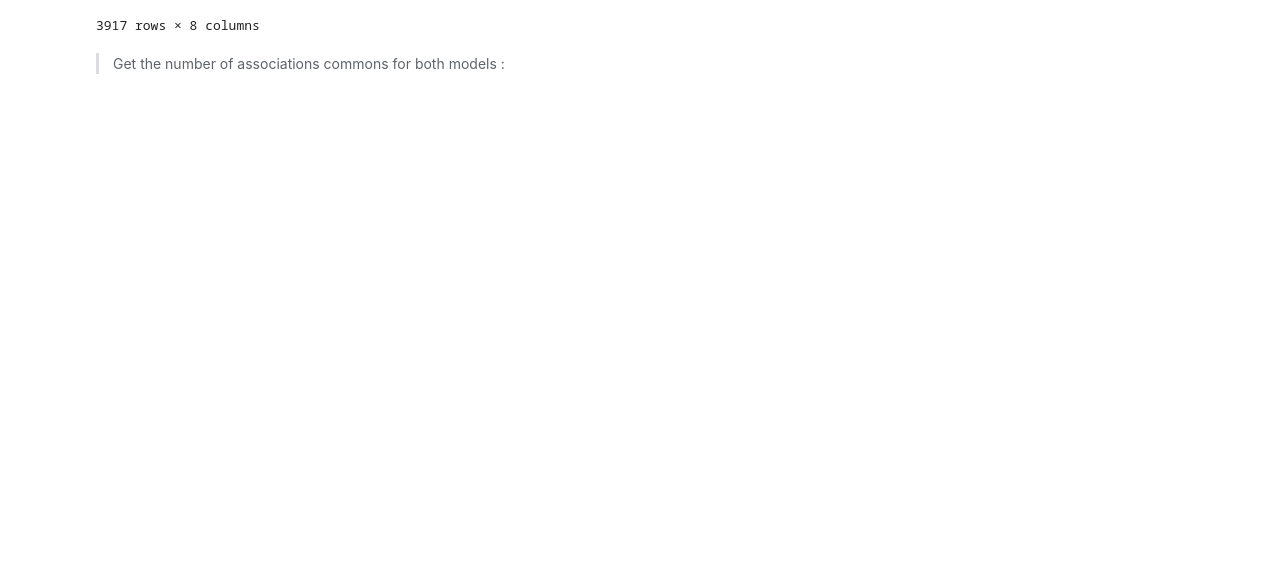
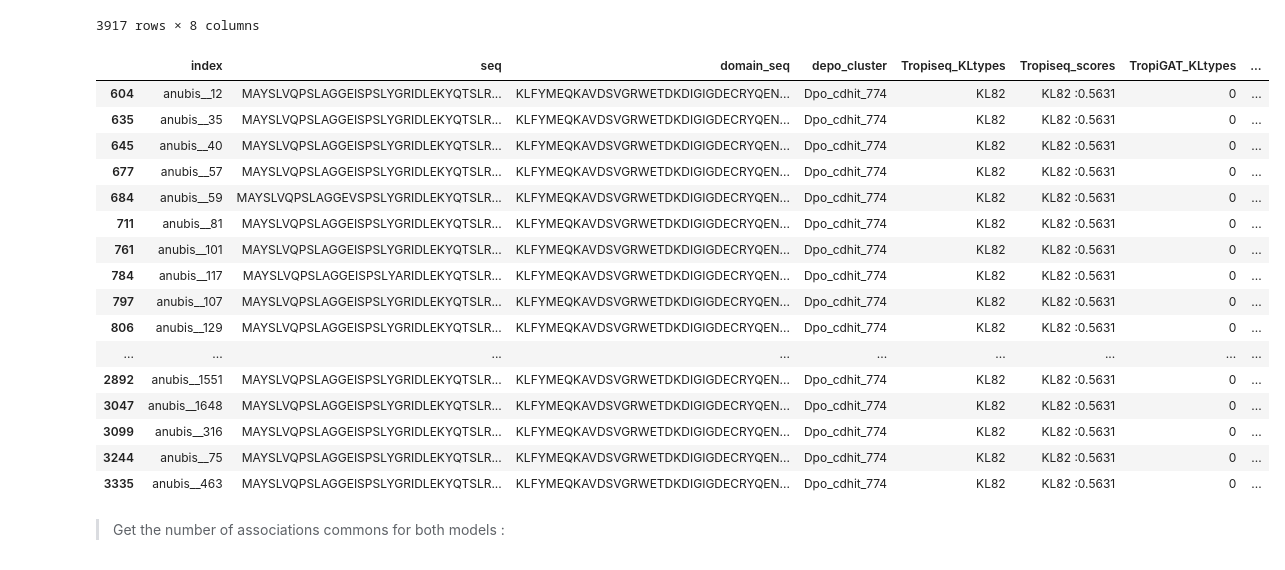
Before and after one commit to conchaeloko/DpoTropiSearch, a Jupyter notebook: other/Labeling_depolymerase_compile.ipynb, the cells around one changed output. Cells and saved outputs as stored; diff of their text form; code cells hidden in the pictures; blank space fills up the shorter version.

```diff
--- a/other/Labeling_depolymerase_compile.ipynb
+++ b/other/Labeling_depolymerase_compile.ipynb
@@ -128,6 +128,24 @@ dom_seq = "KLFYMEQKAVDSVGRWETDKDIGIGDECRYQENFYRCVDGGSNGTTGTVAPTHTTGDSWDGWGLGGRNG
 
 
-#final_annotation_pertinent[final_annotation_pertinent["domain_seq"] == dom_seq]
+final_annotation_pertinent[final_annotation_pertinent["domain_seq"] == dom_seq]
+# %% [output]
+|  | index | seq | domain_seq | depo_cluster | Tropiseq_KLtypes | Tropiseq_scores | TropiGAT_KLtypes | ... |
+| 604 | anubis__12 | MAYSLVQPSLAGGEISPSLYGRIDLEKYQTSLR... | KLFYMEQKAVDSVGRWETDKDIGIGDECRYQEN... | Dpo_cdhit_774 | KL82 | KL82 :0.5631 | 0 | ... |
+| 635 | anubis__35 | MAYSLVQPSLAGGEISPSLYGRIDLEKYQTSLR... | KLFYMEQKAVDSVGRWETDKDIGIGDECRYQEN... | Dpo_cdhit_774 | KL82 | KL82 :0.5631 | 0 | ... |
+| 645 | anubis__40 | MAYSLVQPSLAGGEISPSLYGRIDLEKYQTSLR... | KLFYMEQKAVDSVGRWETDKDIGIGDECRYQEN... | Dpo_cdhit_774 | KL82 | KL82 :0.5631 | 0 | ... |
+| 677 | anubis__57 | MAYSLVQPSLAGGEISPSLYGRIDLEKYQTSLR... | KLFYMEQKAVDSVGRWETDKDIGIGDECRYQEN... | Dpo_cdhit_774 | KL82 | KL82 :0.5631 | 0 | ... |
+| 684 | anubis__59 | MAYSLVQPSLAGGEVSPSLYGRIDLEKYQTSLR... | KLFYMEQKAVDSVGRWETDKDIGIGDECRYQEN... | Dpo_cdhit_774 | KL82 | KL82 :0.5631 | 0 | ... |
+| 711 | anubis__81 | MAYSLVQPSLAGGEISPSLYGRIDLEKYQTSLR... | KLFYMEQKAVDSVGRWETDKDIGIGDECRYQEN... | Dpo_cdhit_774 | KL82 | KL82 :0.5631 | 0 | ... |
+| 761 | anubis__101 | MAYSLVQPSLAGGEISPSLYGRIDLEKYQTSLR... | KLFYMEQKAVDSVGRWETDKDIGIGDECRYQEN... | Dpo_cdhit_774 | KL82 | KL82 :0.5631 | 0 | ... |
+| 784 | anubis__117 | MAYSLVQPSLAGGEISPSLYARIDLEKYQTSLR... | KLFYMEQKAVDSVGRWETDKDIGIGDECRYQEN... | Dpo_cdhit_774 | KL82 | KL82 :0.5631 | 0 | ... |
+| 797 | anubis__107 | MAYSLVQPSLAGGEISPSLYGRIDLEKYQTSLR... | KLFYMEQKAVDSVGRWETDKDIGIGDECRYQEN... | Dpo_cdhit_774 | KL82 | KL82 :0.5631 | 0 | ... |
+| 806 | anubis__129 | MAYSLVQPSLAGGEISPSLYGRIDLEKYQTSLR... | KLFYMEQKAVDSVGRWETDKDIGIGDECRYQEN... | Dpo_cdhit_774 | KL82 | KL82 :0.5631 | 0 | ... |
+| ... | ... | ... | ... | ... | ... | ... | ... | ... |
+| 2892 | anubis__1551 | MAYSLVQPSLAGGEISPSLYGRIDLEKYQTSLR... | KLFYMEQKAVDSVGRWETDKDIGIGDECRYQEN... | Dpo_cdhit_774 | KL82 | KL82 :0.5631 | 0 | ... |
+| 3047 | anubis__1648 | MAYSLVQPSLAGGEISPSLYGRIDLEKYQTSLR... | KLFYMEQKAVDSVGRWETDKDIGIGDECRYQEN... | Dpo_cdhit_774 | KL82 | KL82 :0.5631 | 0 | ... |
+| 3099 | anubis__316 | MAYSLVQPSLAGGEISPSLYGRIDLEKYQTSLR... | KLFYMEQKAVDSVGRWETDKDIGIGDECRYQEN... | Dpo_cdhit_774 | KL82 | KL82 :0.5631 | 0 | ... |
+| 3244 | anubis__75 | MAYSLVQPSLAGGEISPSLYGRIDLEKYQTSLR... | KLFYMEQKAVDSVGRWETDKDIGIGDECRYQEN... | Dpo_cdhit_774 | KL82 | KL82 :0.5631 | 0 | ... |
+| 3335 | anubis__463 | MAYSLVQPSLAGGEISPSLYGRIDLEKYQTSLR... | KLFYMEQKAVDSVGRWETDKDIGIGDECRYQEN... | Dpo_cdhit_774 | KL82 | KL82 :0.5631 | 0 | ... |
 # %% [markdown]
 > Get the number of associations commons for both models :
 # %%
```
Also changed, not shown: parts of 5 cells of this notebook, 3 other files.
